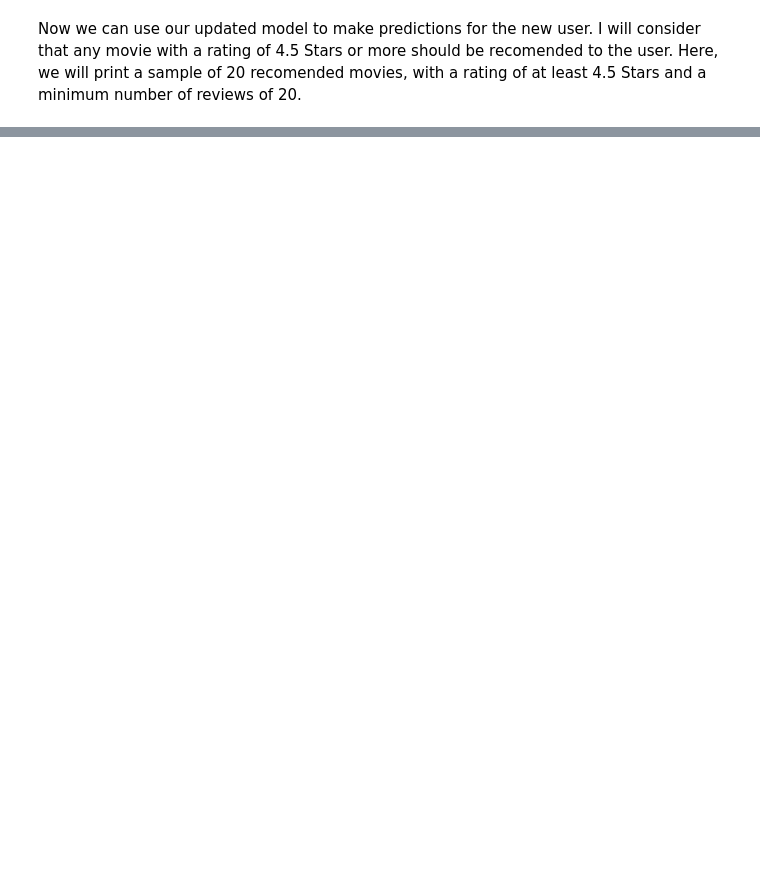
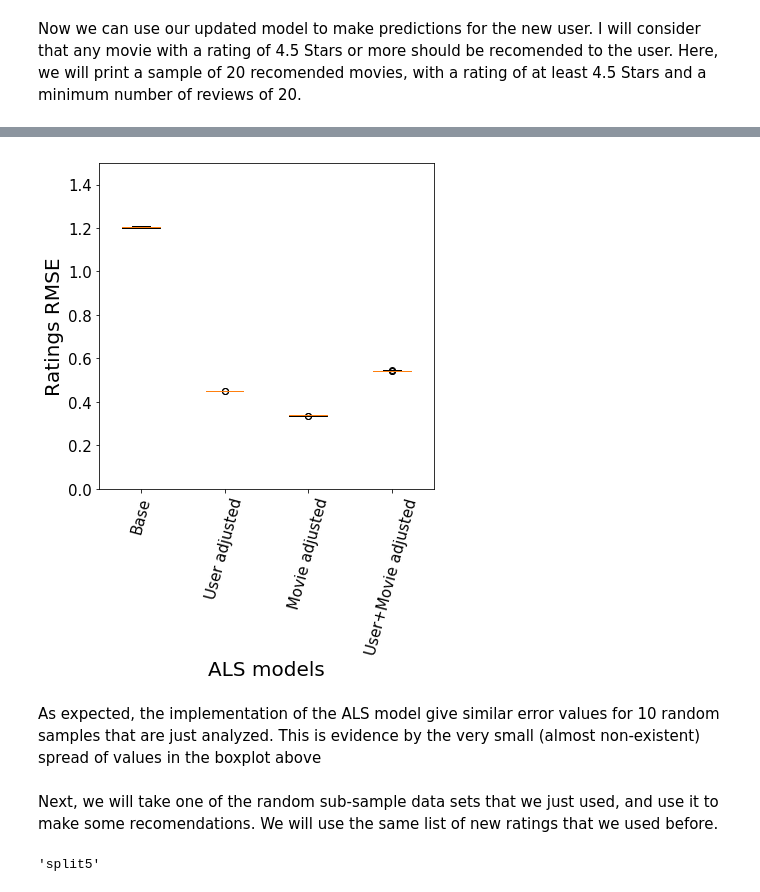
Before and after one commit to masaver/springboard, a Jupyter notebook: capstone1_explring_netlix's_movie_recomender_system/final report/movie_recomender.ipynb, the cells around one changed output, grey strips where cells are left out. Cells and saved outputs as stored; diff of their text form; code cells hidden in the pictures; blank space fills up the shorter version.

```diff
--- a/capstone1_explring_netlix's_movie_recomender_system/final report/movie_recomender.ipynb
+++ b/capstone1_explring_netlix's_movie_recomender_system/final report/movie_recomender.ipynb
@@ -662,0 +754,23 @@ The only recomended movie/series in the sample list that seems a bit out of plac
+# %%
+labels = ['Base', 'User adjusted', 'Movie adjusted', 'User+Movie adjusted']
+
+fig, ax = plt.subplots(figsize = (6,6))
+plt.boxplot(rmses)
+ax.set_xticklabels(labels)
+plt.xticks(rotation=75)
+plt.xlabel('ALS models', fontsize = 20)
+plt.ylabel('Ratings RMSE', fontsize = 20)
+plt.ylim(0,1.5)
+ax.tick_params(labelsize=15)
+plt.savefig('ALS_RMSEs_boxplot.png', bbox_inches="tight")
+plt.show()
+# %% [output]
+[figure, added]
+# %% [markdown]
+As expected, the implementation of the ALS model give similar error values for 10 random samples that are just analyzed. This is evidence by the very small (almost non-existent) spread of values in the boxplot above
+# %% [markdown]
+Next, we will take one of the random  sub-sample data sets that we just used, and use it to make some recomendations. We will use the same list of new ratings that we used before.
+# %%
+np.random.choice(names,1).tolist()[0]
+# %% [output]
+'split5'
```
Also changed, not shown: parts of 56 cells of this notebook, 6 other files.
